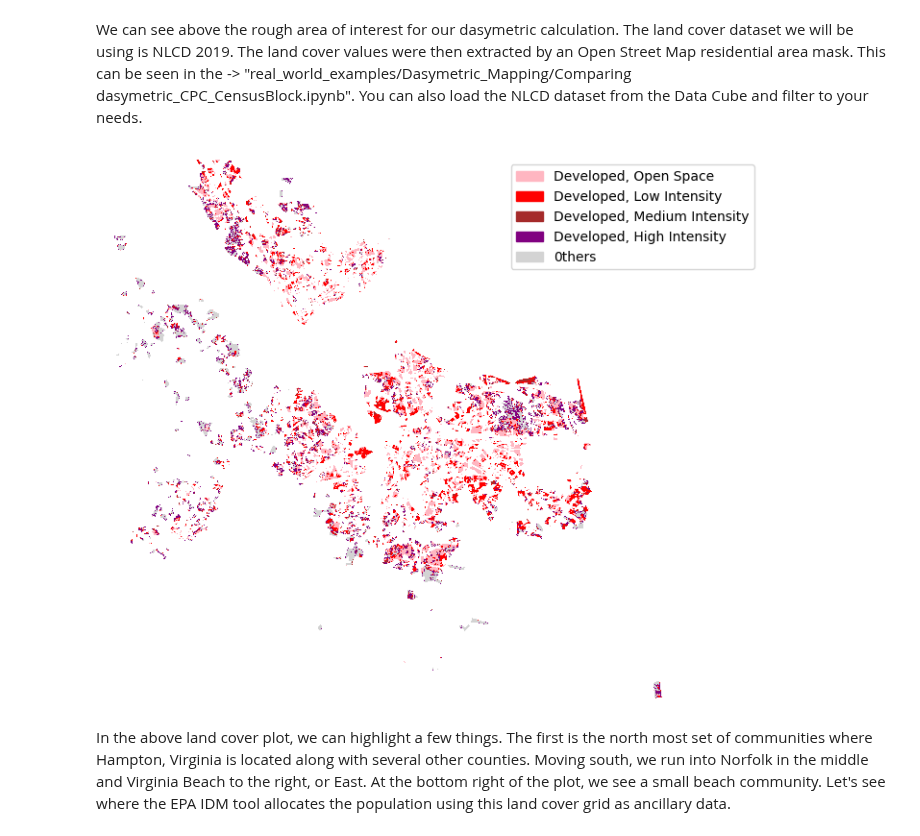
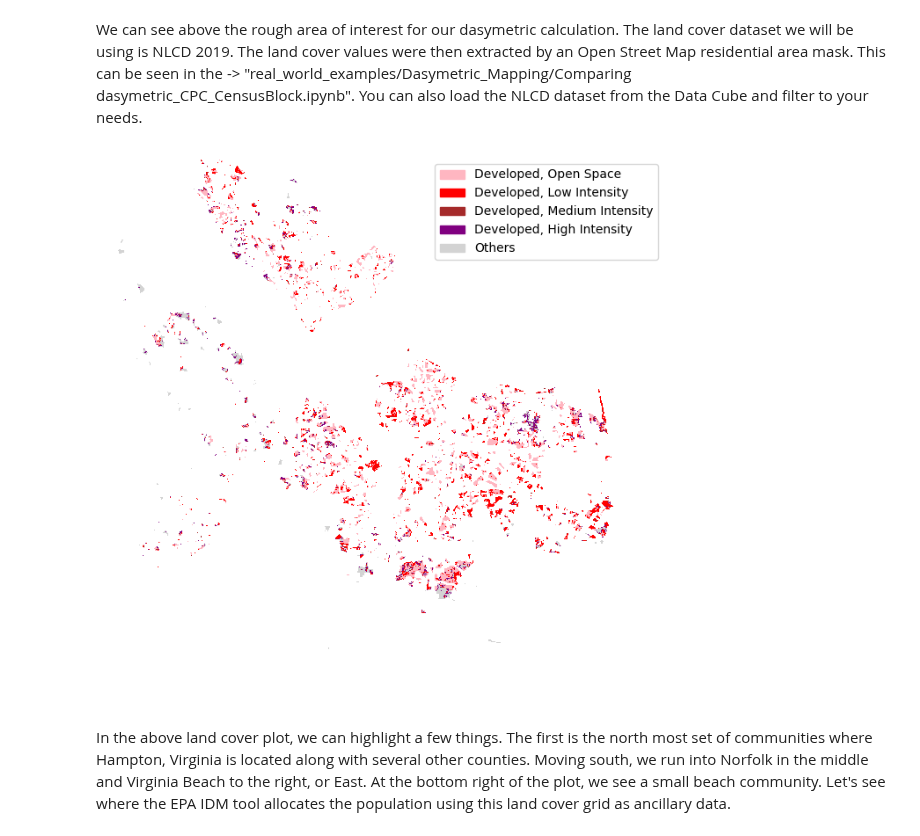
Before and after one commit to ODU-GeoSEA/va-datacube, a Jupyter notebook: Tools/Dasymetric_Toolbox_OpenSource/EPA_DasymetricTool_Population.ipynb, the cells around one changed output. Saved outputs shown, nothing was run; the diff lists cells and outputs as text; code cells hidden in the pictures.

```diff
--- a/Tools/Dasymetric_Toolbox_OpenSource/EPA_DasymetricTool_Population.ipynb
+++ b/Tools/Dasymetric_Toolbox_OpenSource/EPA_DasymetricTool_Population.ipynb
@@ -745,31 +745,31 @@ The land cover dataset we will be using is NLCD 2019. The land cover values were
 You can also load the NLCD dataset from the Data Cube and filter to your needs.
 # %%
 # Read in the land cover GeoTiff as an Xarray.Dataset
-lc_data = xr.open_dataset("./AIST_censusData/osm_NLCD_2019.tif")
+lc_data = xr.open_dataset("./AIST_censusData/OSM_NLCD_2019.tif")
 
 # Convert to DataArray
 lc_array = lc_data.to_array().squeeze()
 
 # Plot the 2019, Open Street Map masked NLCD data
 # Create a color map and call specific classification for visualization
 cmap = ListedColormap(["white", "lightpink", "red", "brown", "purple", "lightgray"])
 norm = colors.BoundaryNorm([11, 21, 22, 23, 24, 31, 52], 7)  # This define the classes
 
 fig, ax = plt.subplots(figsize=(8, 8))
 ax.imshow(lc_array, cmap=cmap, norm=norm)
 legend_labels = {
     "lightpink": "Developed, Open Space",  # Create a legend to indicate the land use land cover type
     "red": "Developed, Low Intensity",
     "brown": "Developed, Medium Intensity",
     "purple": "Developed, High Intensity",
-    "lightgray": "0thers"
+    "lightgray": "Others"
 }
 patches = [Patch(color=color, label=label) for color, label in legend_labels.items()]
 ax.legend(handles=patches, bbox_to_anchor=(1.10, 1), facecolor="white")
 ax.set_axis_off()  # Hide the X and Y because imshow does not plot with UTM X and Y values properly
 plt.show()
 # %% [output]
-[figure, old version]
+[figure, new version]
 # %% [markdown]
 In the above land cover plot, we can highlight a few things. The first is the north most set of communities where Hampton, Virginia is located along with several other counties. Moving south, we run into Norfolk in the middle and Virginia Beach to the right, or East. At the bottom right of the plot, we see a small beach community. Let's see where the EPA IDM tool allocates the population using this land cover grid as ancillary data.
 # %% [markdown]
```
Also changed, not shown: parts of 2 cells of this notebook, 8 other files.
